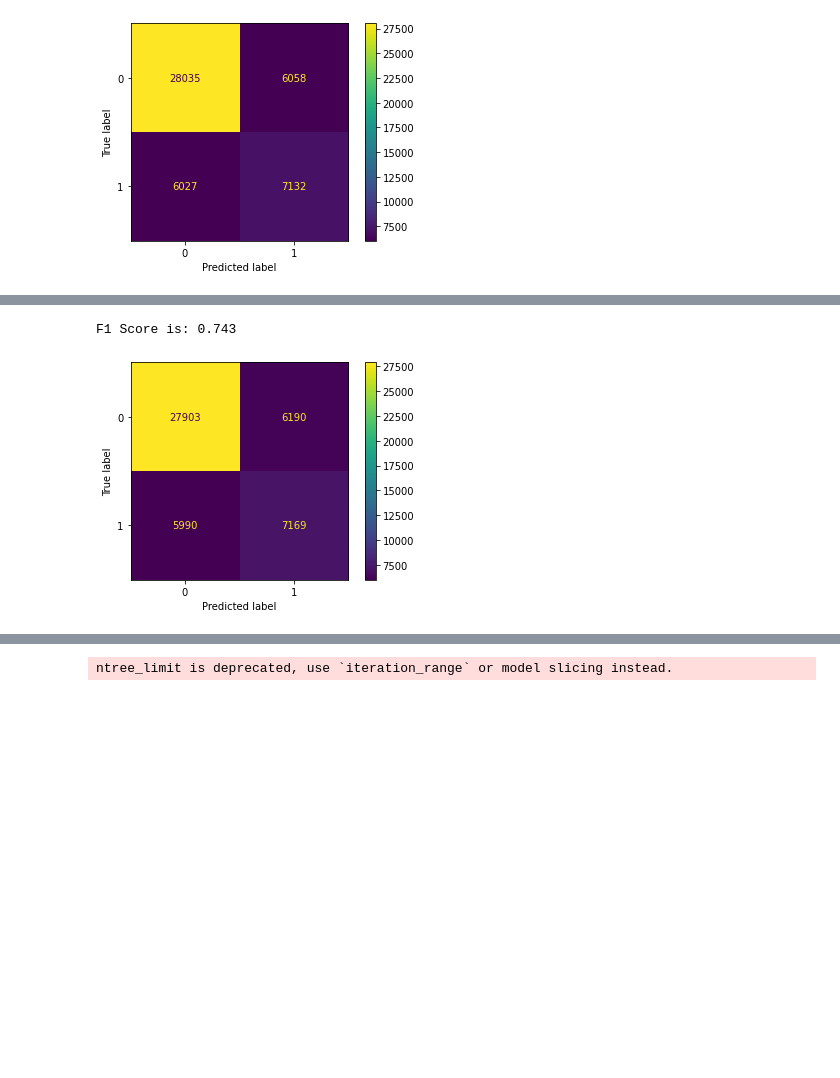
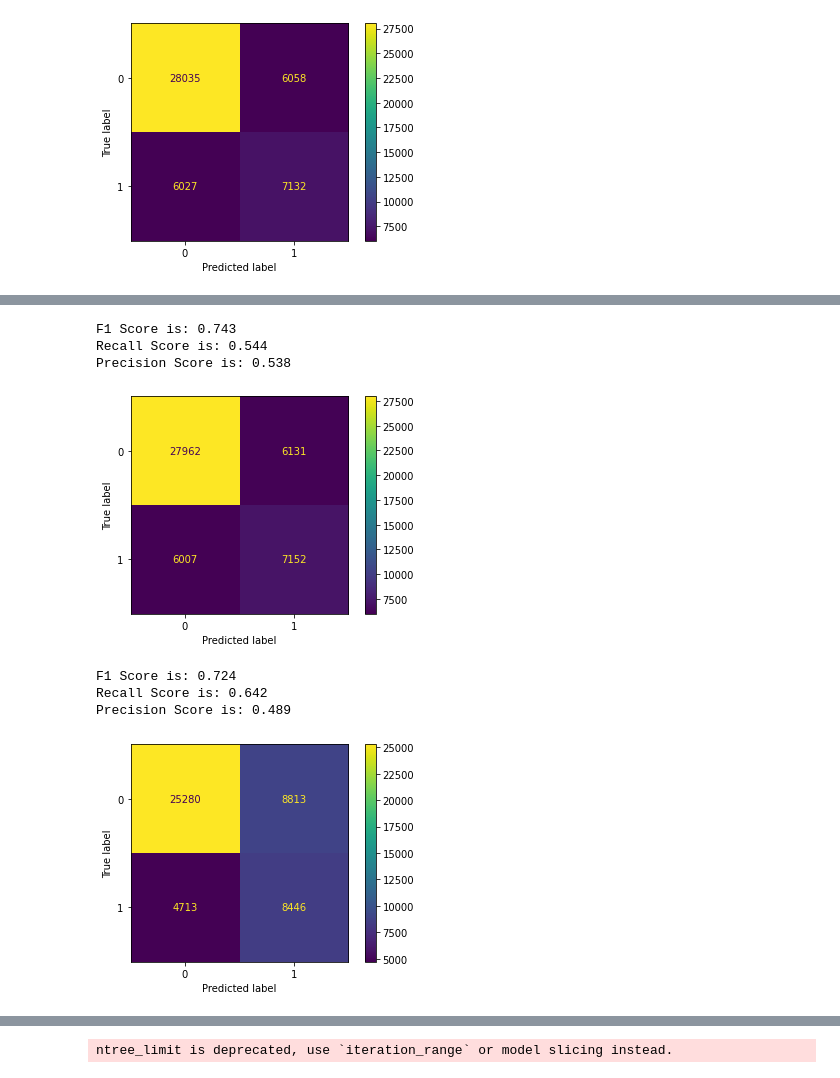
Before and after one commit to Brownsey/home_insurance, a Jupyter notebook: code.ipynb, the cells around one changed output, grey strips where cells are left out. Saved outputs shown, nothing was run; the diff lists cells and outputs as text; code cells hidden in the pictures; blank space fills up the shorter version.

```diff
--- a/code.ipynb
+++ b/code.ipynb
@@ -346,16 +319,16 @@ def get_xgb_best_params(X, y, objective, splits = 3, cv = 3, n_iter = 100):
         y_train, y_test = y.iloc[train_index], y.iloc[test_index]
 
         estimator = xgb.XGBClassifier(nthreads=-1, use_label_encoder = False,
-         objective= objective, tree_method = "hist", enable_categorical = True)
+         objective= objective, tree_method = "hist", enable_categorical = True) # Can remove tree_method = hist and enable categorical to run with pd.getdummied data
         params = {
             "n_estimators": st.randint(3, 40),
             "max_depth": st.randint(3, 40),
             "learning_rate": st.uniform(0.05, 0.4),
             "colsample_bytree": st.beta(10, 1),
             "subsample": st.beta(10, 1),
-            "gamma": st.uniform(0, 10),
+            "gamma": st.uniform(0, 5),
             'objective': [objective],
-            'scale_pos_weight': st.randint(3, 4), #From tests 3 felt like the sweetspot
+            'scale_pos_weight': st.uniform(2, 3),
             "min_child_weight": st.expon(0, 50),
             "max_delta_step" : st.randint(1, 3)
         }
@@ -370,6 +343,7 @@ def get_xgb_best_params(X, y, objective, splits = 3, cv = 3, n_iter = 100):
 
     #Getting best parameters from CV
     best_params = best_params[best_score.index(max(best_score))]
+    #potentially grab mean/std dev here
     return best_params
 
 def run_best_params_xgb(best_params, X ,y):
@@ -390,6 +364,12 @@ def print_F1_score(true, predicted):
     #prints the F1 score to console
     print("F1 Score is: " + str(round(f1_score(true, predicted, average='weighted'), 3) ) )
 
+def print_recall_score(true, predicted):
+    print("Recall Score is: " + str(round(recall_score(true, predicted), 3)))
+
+def print_precision_score(true, predicted):
+    print("Precision Score is: " + str(round(precision_score(true, predicted),3)))
+
 def get_top_features(X, clf):
     #Gets the feature importances
     feats = {} # a dict to hold feature_name: feature_importance
@@ -445,27 +456,62 @@ F1 Score is: 0.744
 X, X_validation, y, y_validation = split_data(model_df_dummy)
 
 xg_clf = xgb.XGBClassifier(
- colsample_bytree = 0.8058016898686793,
- gamma= 1.3625777342639867,
- learning_rate= 0.10458356577582398,
+ colsample_bytree = 0.9516561028262349,
+ gamma= 1.3377933128923796,
+ learning_rate= 0.13094633891342072,
  max_delta_step= 2,
- max_depth= 20,
- min_child_weight= 64.30336808953497,
+ max_depth= 11,
+ min_child_weight= 0.2468531495247818,
  n_estimators= 26,
  objective= 'binary:logistic',
- scale_pos_weight= 2,
- subsample= 0.9616607533615821)
+ scale_pos_weight= 2.0830712346080675,
+ subsample= 0.8903781372919675)
 
 # training the model
 xg_clf.fit(X, y)
 
 xg_predict = xg_clf.predict(X_validation)
 print_F1_score(y_validation, xg_predict)
+print_recall_score(y_validation, xg_predict)
+print_precision_score(y_validation, xg_predict)
+
 ConfusionMatrixDisplay.from_predictions(y_validation, xg_predict)
 plt.show()
 # %% [output]
 F1 Score is: 0.743
+Recall Score is: 0.544
+Precision Score is: 0.538
 [figure]
+# %%
+#This is the model that I am considering for the powerpoint, just included a couple of others in as reference and potential talking points
+X, X_validation, y, y_validation = split_data(model_df_dummy)
+
+xg_clf = xgb.XGBClassifier(
+ colsample_bytree = 0.8058016898686793,
+ gamma= 1.3625777342639867,
+ learning_rate= 0.10458356577582398,
+ max_delta_step= 2,
+ max_depth= 20,
+ min_child_weight= 64.30336808953497,
+ n_estimators= 26,
+ objective= 'binary:logistic',
+ scale_pos_weight= 2.5978,
+ subsample= 0.9616607533615821)
+
+# training the model
+xg_clf.fit(X, y)
+
+xg_predict = xg_clf.predict(X_validation)
+print_F1_score(y_validation, xg_predict)
+print_recall_score(y_validation, xg_predict)
+print_precision_score(y_validation, xg_predict)
+ConfusionMatrixDisplay.from_predictions(y_validation, xg_predict)
+plt.show()
+# %% [output]
+F1 Score is: 0.724
+Recall Score is: 0.642
+Precision Score is: 0.489
+[figure, added]
 # %%
 top_features = get_top_features(X, xg_clf).reset_index()
 top_features.head(20)
```
Also changed, not shown: parts of 13 cells of this notebook, 7 other files.
